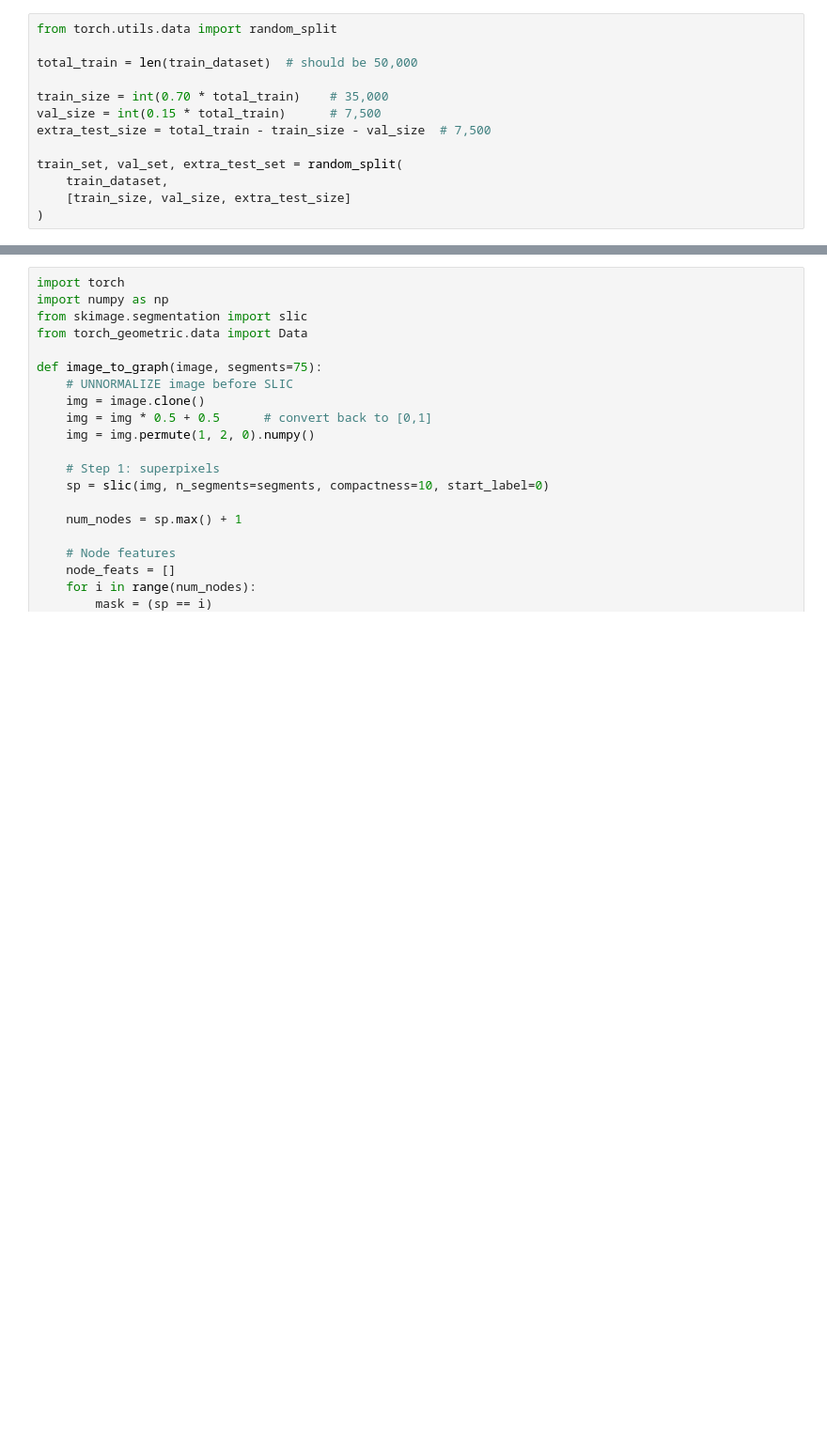
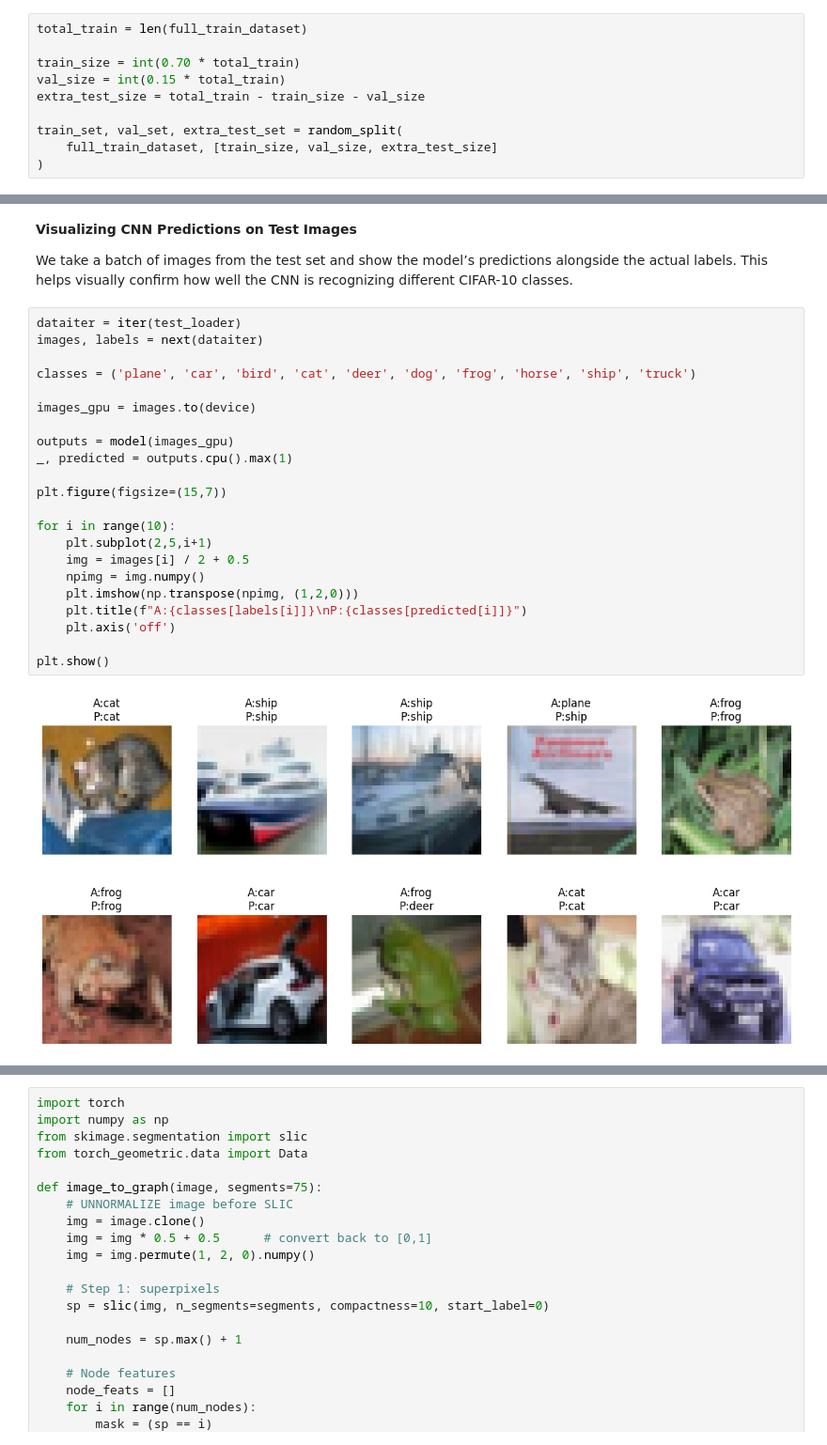
Before and after one commit to AdityaKr015/CIFAR-10-CNN-vs-GNN, a Jupyter notebook: CIFAR_10_CNN_vs_GNN.ipynb, the cells around one changed output, grey strips where cells are left out. Shown at 94% size. Cells and saved outputs as stored; diff of their text form; blank space fills up the shorter version.

```diff
--- a/CIFAR_10_CNN_vs_GNN.ipynb
+++ b/CIFAR_10_CNN_vs_GNN.ipynb
@@ -23,13 +55,10 @@ test_dataset = torchvision.datasets.CIFAR10(
 # %%
-from torch.utils.data import random_split
+total_train = len(full_train_dataset)
 
-total_train = len(train_dataset)  # should be 50,000
-
-train_size = int(0.70 * total_train)    # 35,000
-val_size = int(0.15 * total_train)      # 7,500
-extra_test_size = total_train - train_size - val_size  # 7,500
+train_size = int(0.70 * total_train)
+val_size = int(0.15 * total_train)
+extra_test_size = total_train - train_size - val_size
 
 train_set, val_set, extra_test_set = random_split(
-    train_dataset,
-    [train_size, val_size, extra_test_size]
+    full_train_dataset, [train_size, val_size, extra_test_size]
 )
@@ -58,0 +343,29 @@ Requirement already satisfied: lazy-loader>=0.4 in /usr/local/lib/python3.12/dis
+# %% [markdown]
+**Visualizing CNN Predictions on Test Images**
+
+We take a batch of images from the test set and show the model’s predictions alongside the actual labels.
+This helps visually confirm how well the CNN is recognizing different CIFAR-10 classes.
+# %%
+dataiter = iter(test_loader)
+images, labels = next(dataiter)
+
+classes = ('plane', 'car', 'bird', 'cat', 'deer', 'dog', 'frog', 'horse', 'ship', 'truck')
+
+images_gpu = images.to(device)
+
+outputs = model(images_gpu)
+_, predicted = outputs.cpu().max(1)
+
+plt.figure(figsize=(15,7))
+
+for i in range(10):
+    plt.subplot(2,5,i+1)
+    img = images[i] / 2 + 0.5
+    npimg = img.numpy()
+    plt.imshow(np.transpose(npimg, (1,2,0)))
+    plt.title(f"A:{classes[labels[i]]}\nP:{classes[predicted[i]]}")
+    plt.axis('off')
+
+plt.show()
+# %% [output]
+[figure, added]
```
Also changed, not shown: parts of 64 cells of this notebook.
